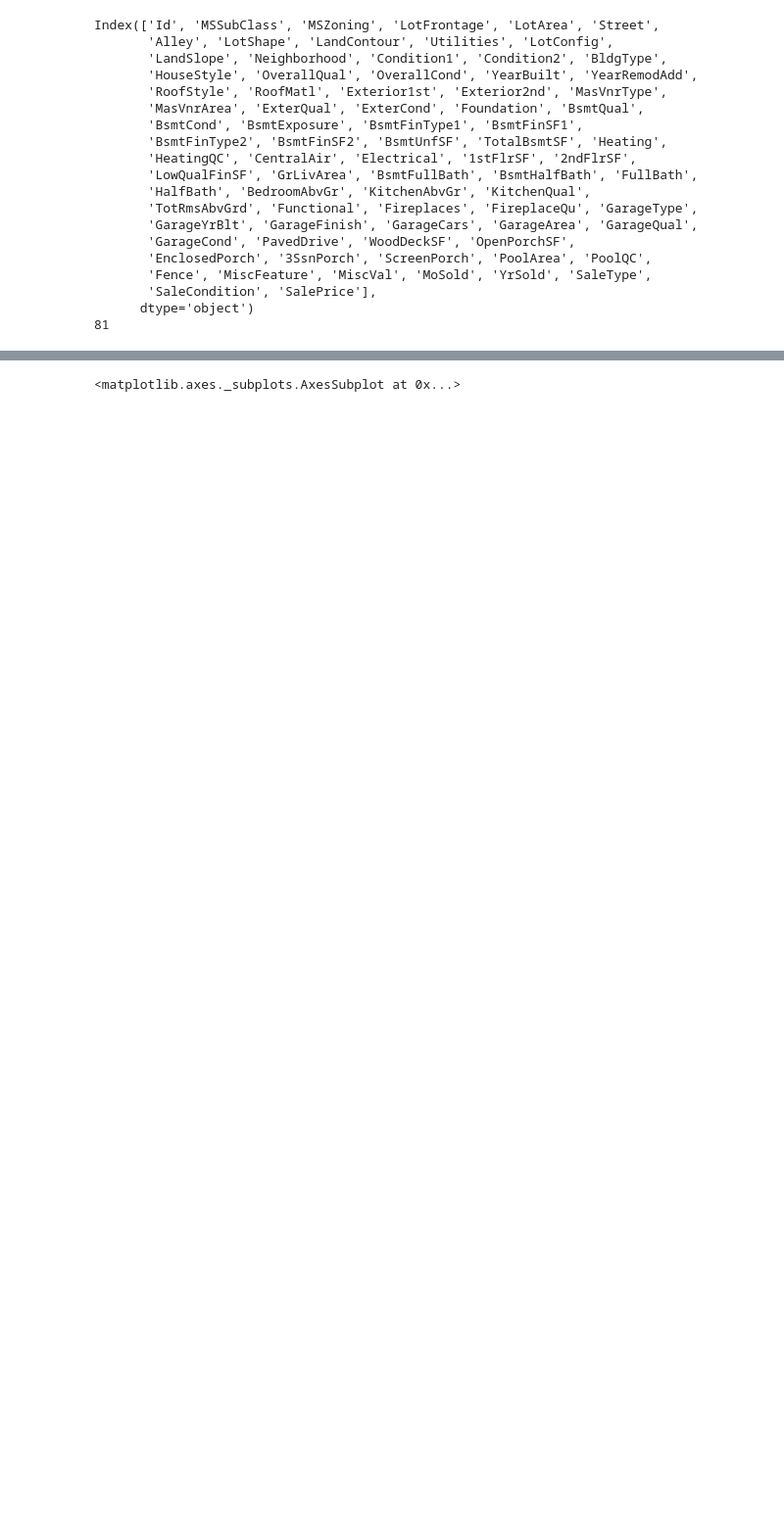
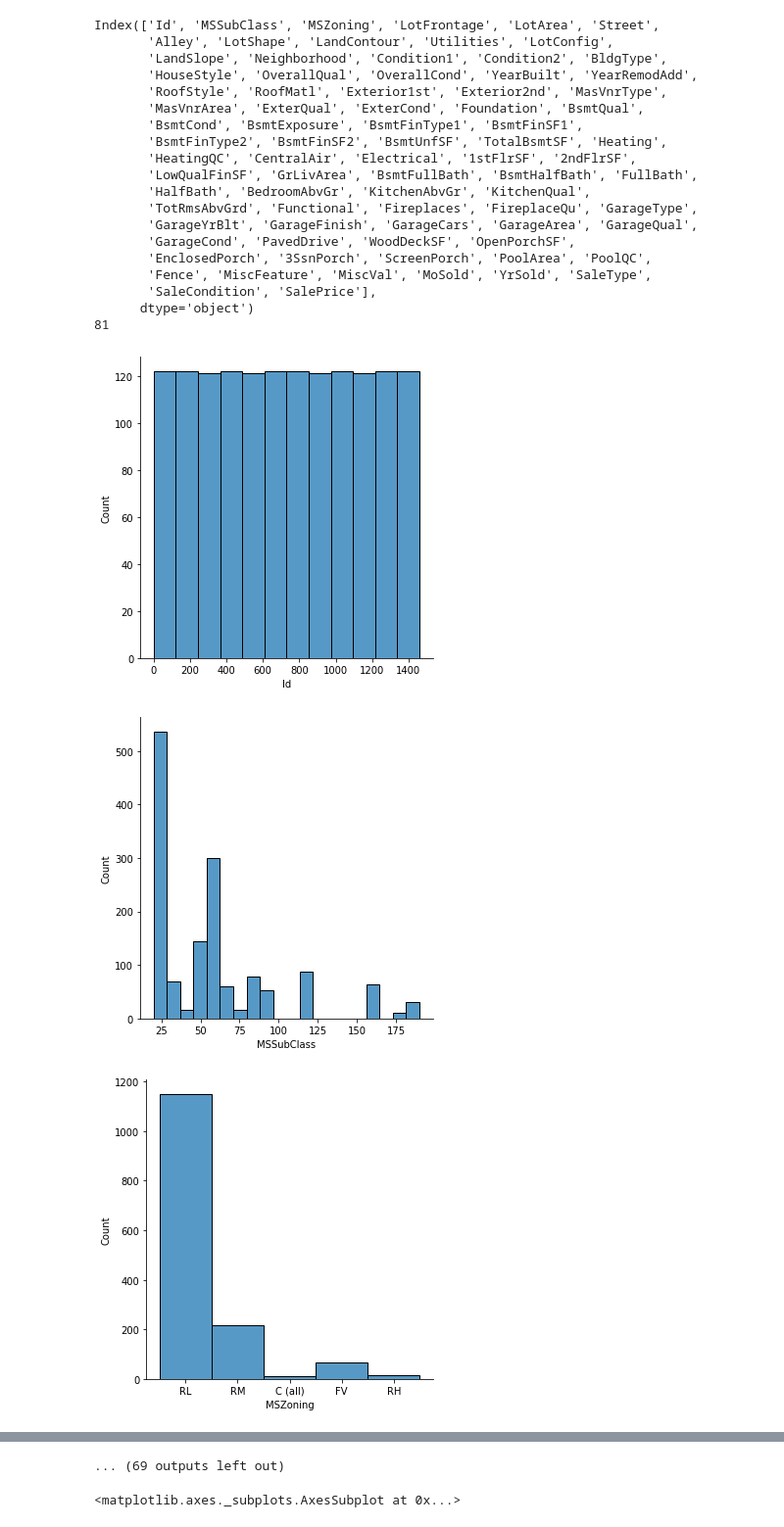
Before and after one commit to JuanFKurucz/ia-portfolio, a Jupyter notebook: content/posts/ca/ames-housing/AMES.ipynb, the cells around one changed output, grey strips where cells are left out. Shown at 98% size. Saved outputs shown, nothing was run; the diff lists cells and outputs as text; code cells hidden in the pictures; blank space fills up the shorter version.

```diff
--- a/content/posts/ca/ames-housing/AMES.ipynb
+++ b/content/posts/ca/ames-housing/AMES.ipynb
@@ -80,6 +83,10 @@ Index(['Id', 'MSSubClass', 'MSZoning', 'LotFrontage', 'LotArea', 'Street',
       dtype='object')
 81
 # %%
-# for column in df.columns:
-#   df[column].value_counts().plot(kind='bar',title=column,figsize=(10,10))
-#   plt.show()
+for column in df.columns:
+  sns.displot(df[column])
+  plt.show()
+# %% [output]
+[figure, added]
+[figure, added]
+[figure, added]
@@ -86,3 +102,4 @@ Index(['Id', 'MSSubClass', 'MSZoning', 'LotFrontage', 'LotArea', 'Street',
+... (69 outputs left out)
 # %%
 fig, ax = plt.subplots(figsize=(30,30))
 sns.heatmap(df.isnull(), ax=ax)
```
Also changed, not shown: parts of 19 cells of this notebook, 8 other files.
